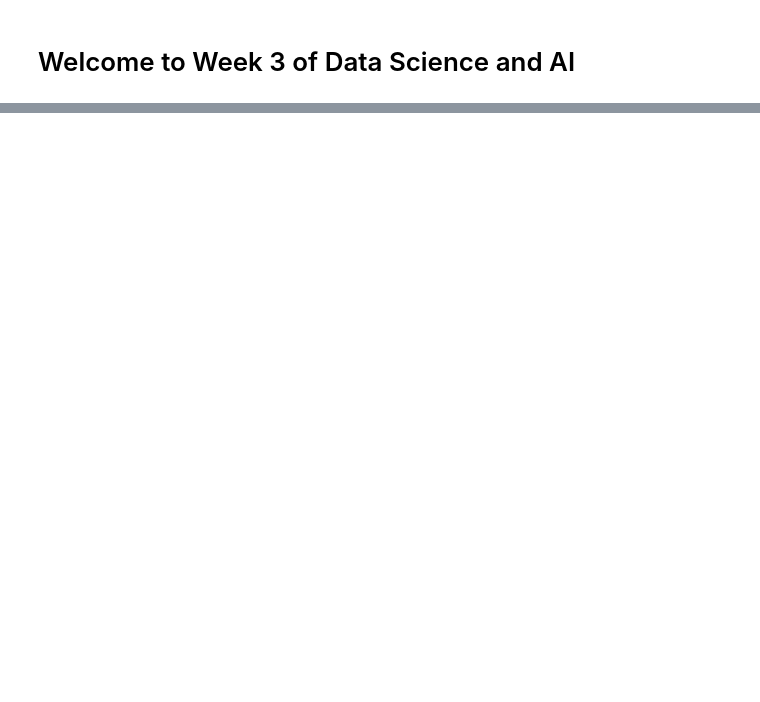
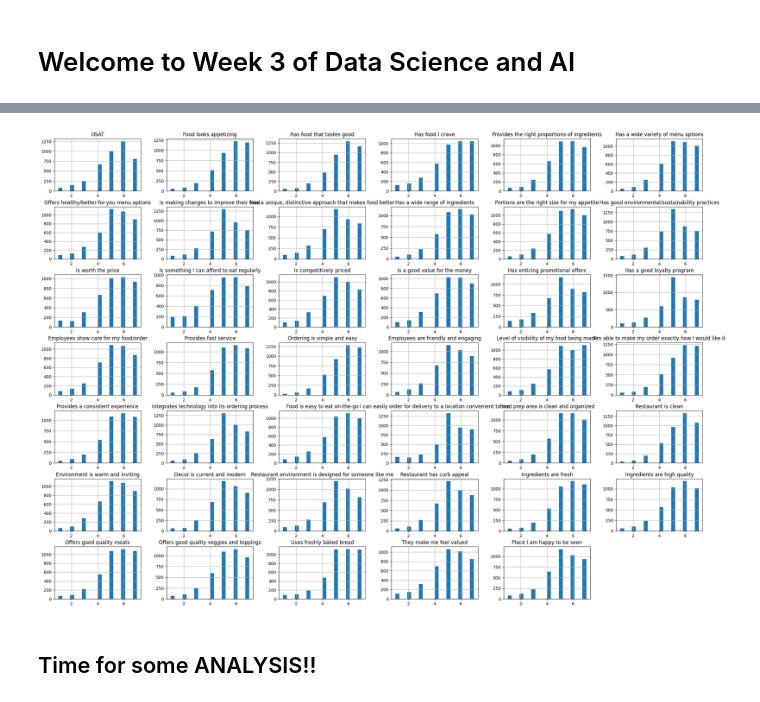
Before and after one commit to timothyafolami/ZTH---8-Weeks-Data-Science---AI-Curriculum, a Jupyter notebook: Week 3/Notebook-3.ipynb, the cells around one changed output, grey strips where cells are left out. Cells and saved outputs as stored; diff of their text form; code cells hidden in the pictures; blank space fills up the shorter version.

```diff
--- a/Week 3/Notebook-3.ipynb
+++ b/Week 3/Notebook-3.ipynb
@@ -37,0 +326,3 @@
+# %%
+# excluding the brand column
+sandwich_3 = sandwich_1.drop('brand', axis=1)
@@ -37,0 +337,28 @@
+# %%
+def fill_missing_values(dataset, method):
+    """
+    Fill missing values in a dataset using specified method (mean, median, or mode),
+    and approximate the filled values to whole numbers.
+
+    Parameters:
+    - dataset: pandas DataFrame, the input dataset with missing values.
+    - method: str, the method to fill missing values ('mean', 'median', or 'mode').
+
+    Returns:
+    - pandas DataFrame, the dataset with missing values filled using the specified method.
+    """
+    filled_dataset = dataset.copy()
+
+    if method == 'mean':
+        filled_dataset = filled_dataset.fillna(filled_dataset.mean().round())
+    elif method == 'median':
+        filled_dataset = filled_dataset.fillna(filled_dataset.median().round())
+    elif method == 'mode':
+        filled_dataset = filled_dataset.fillna(filled_dataset.mode().iloc[0])
+    else:
+        raise ValueError("Invalid method. Please choose 'mean', 'median', or 'mode'.")
+
+    return filled_dataset
+# %%
+# so lets fill the missing values in the dataset with the mean
+sandwich_4 = fill_missing_values(sandwich_3, 'mean')
@@ -37,0 +400,5 @@
+# %%
+# so fortunately, the categorical feature don't have missing values, so we don't need to worry about that
+# let's add then back to the dataset
+sandwich_4['brand'] = sandwich_1['brand']
+sandwich_4.head()
@@ -37,0 +413,5 @@
+# %%
+# a general histogram of the dataset
+sandwich_4.hist(figsize=(28, 20), bins=20)
+plt.show()
+# %% [output]
@@ -37,0 +419,3 @@
+[figure, added]
+# %% [markdown]
+## Time for some ANALYSIS!!
```
Also changed, not shown: parts of 36 cells of this notebook, 1 other file.
